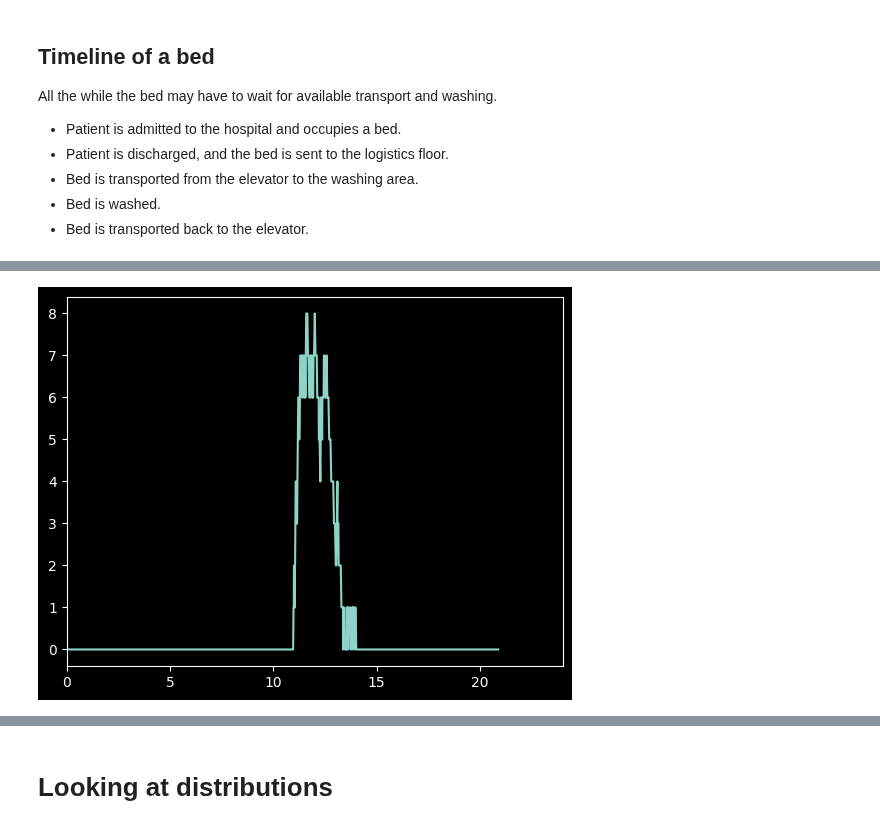
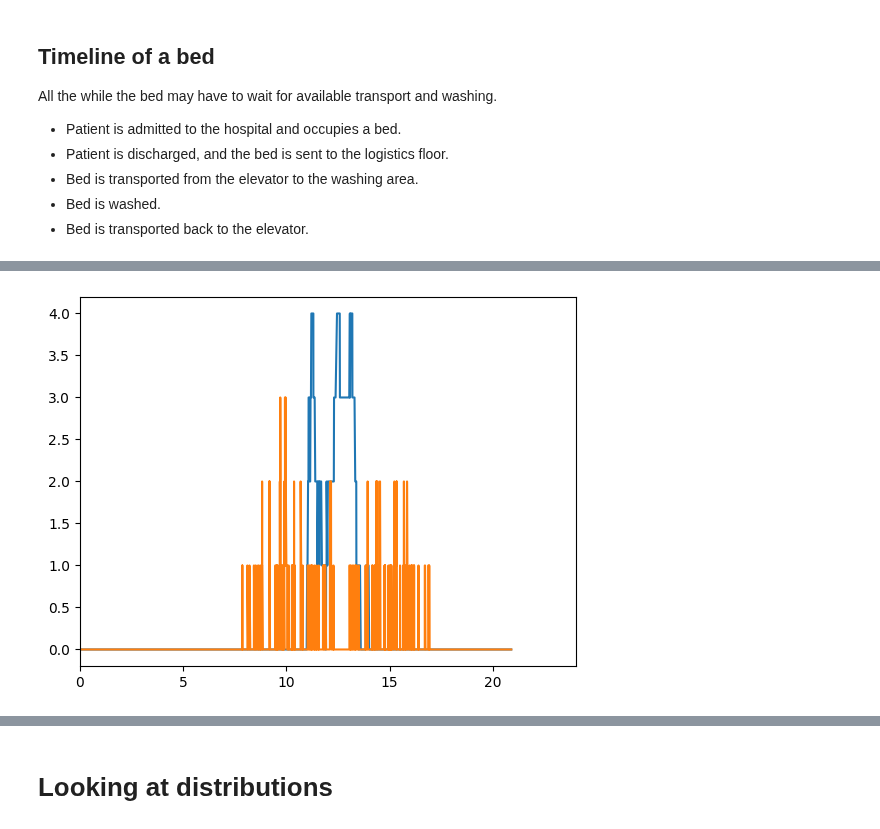
Before and after one commit to AntonJorg/stochastic_simulation, a Jupyter notebook: project2/simulation_loop.ipynb, the cells around one changed output, grey strips where cells are left out. Drawn from its saved outputs; the diff is of its cells as text; code cells hidden in the pictures.

```diff
--- a/project2/simulation_loop.ipynb
+++ b/project2/simulation_loop.ipynb
@@ -52,9 +52,3 @@ plt.show()
-# %%
-from heapq import heapify, heappop, heappush
-from dataclasses import dataclass
-import matplotlib.pyplot as plt
-plt.style.use('dark_background')
-from tqdm import tqdm
 # %% [markdown]
 ## Timeline of a bed
 All the while the bed may have to wait for available transport and washing.
@@ -391,7 +129,8 @@ plt.show()
 # %%
 plt.plot(data["times"], data["demands"][1])
+plt.plot(data["times"], np.sum(data["buffers"][0, 1:], axis=0))
 plt.xlim(0, 24)
 plt.show()
 # %% [output]
-[figure, old version]
+[figure, new version]
 # %%
```
Also changed, not shown: parts of 11 cells of this notebook.
